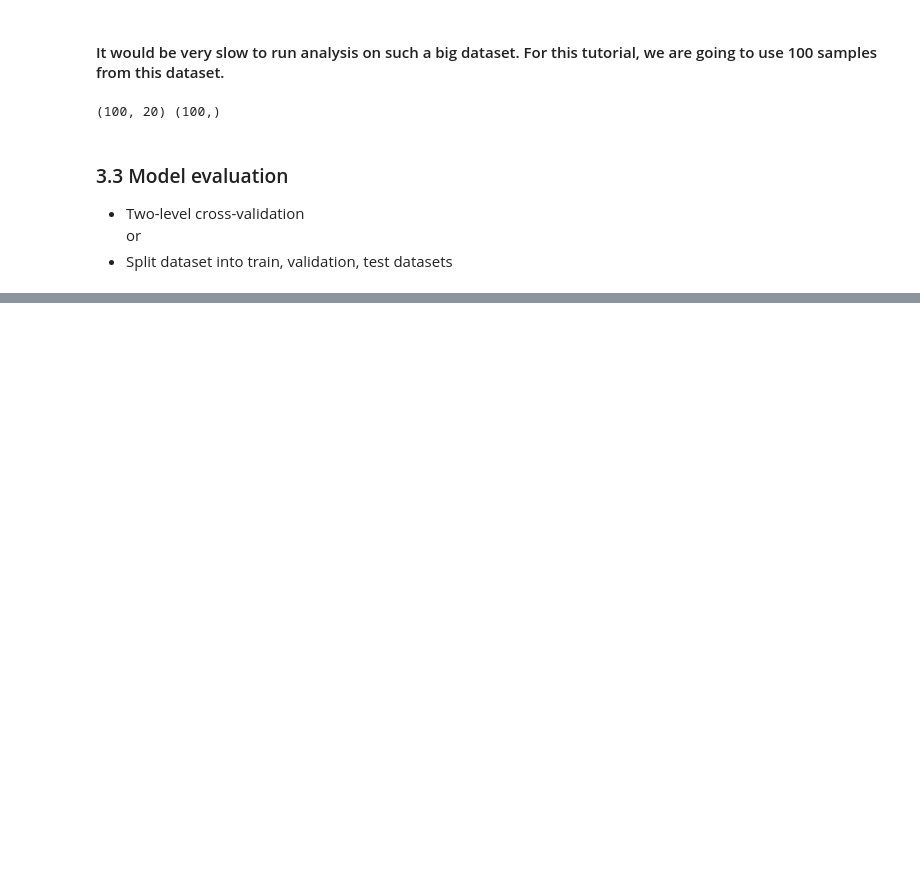
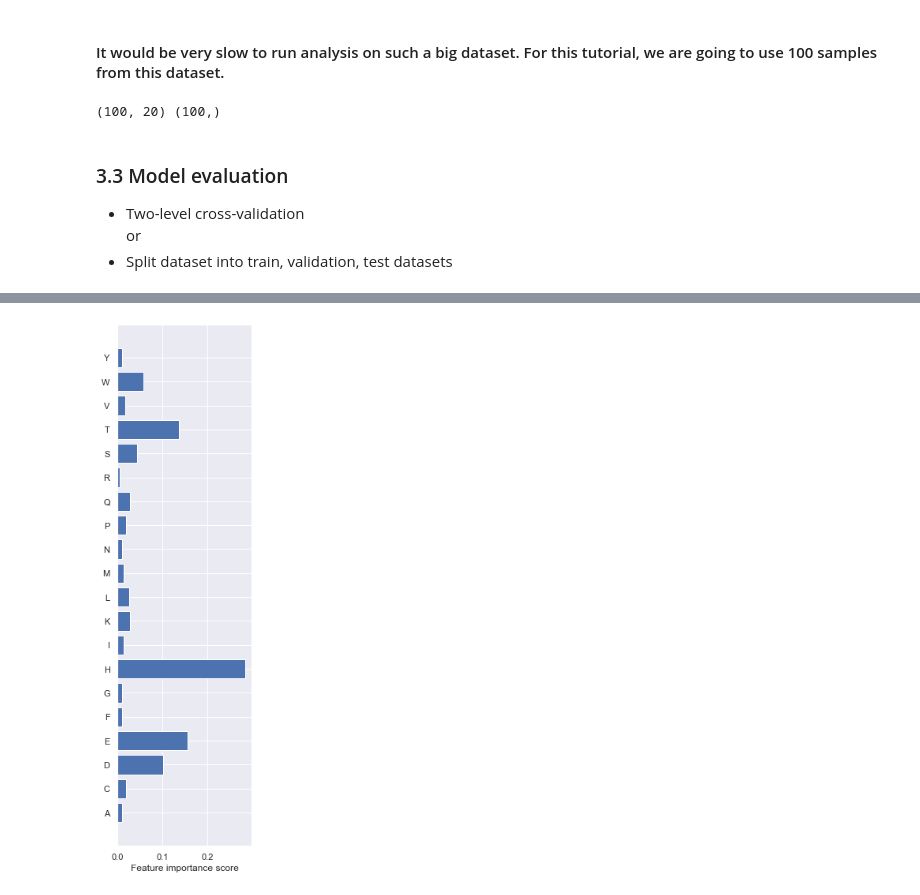
Before and after one commit to Gangl2016/Machine_Learning_On_OGT, a Jupyter notebook: scripts/Tutorial.ipynb, the cells around one changed output, grey strips where cells are left out. Saved outputs shown, nothing was run; the diff lists cells and outputs as text; code cells hidden in the pictures; blank space fills up the shorter version.

```diff
--- a/scripts/Tutorial.ipynb
+++ b/scripts/Tutorial.ipynb
@@ -195,0 +199,5 @@ plt.show()
+# %%
+# Get optimized hyper-parameters
+model = random_forest()
+model.fit(X_small,y_small)
+best_params = model.best_params_
@@ -195,0 +208,3 @@ plt.show()
+# %%
+rf = RandomForestRegressor(n_estimators=100,**best_params)
+rf.fit(X_small,y_small)
@@ -195,0 +219,9 @@ plt.show()
+# %%
+plt.figure(figsize=(3,10))
+plt.barh(np.arange(len(rf.feature_importances_)),rf.feature_importances_)
+plt.yticks(np.arange(len(rf.feature_importances_)), data_fq.columns[:-1])
+plt.xlabel('Feature importance score')
+plt.tight_layout()
+plt.show()
+# %% [output]
+[figure, added]
```
Also changed, not shown: parts of 13 cells of this notebook.
